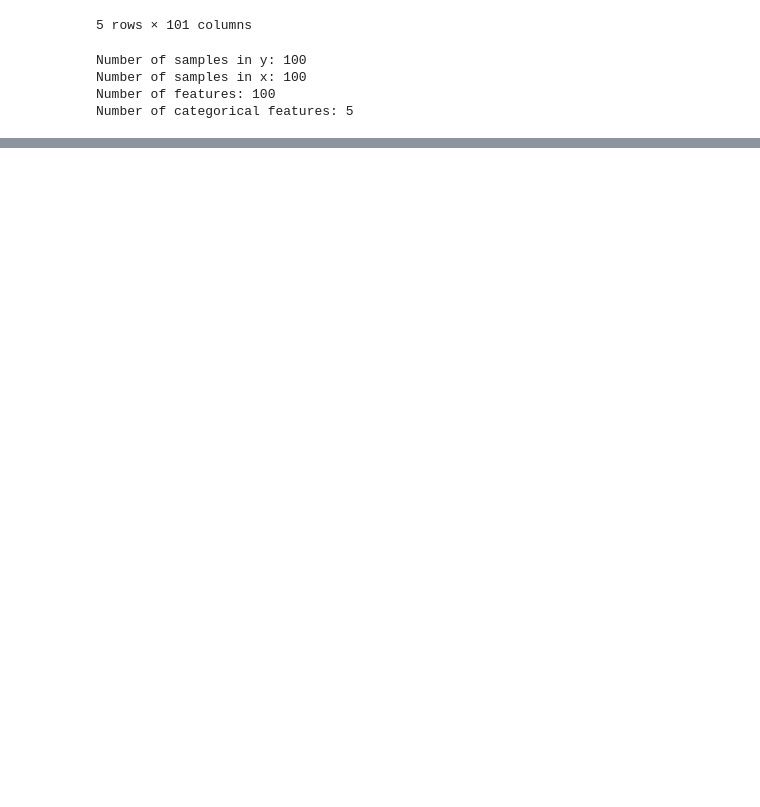
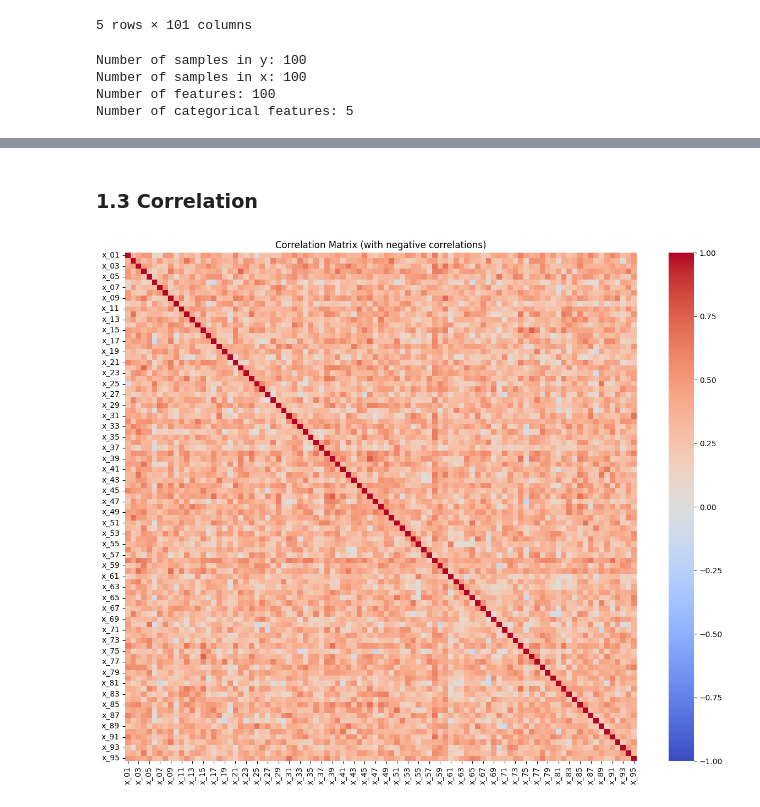
Before and after one commit to mariatmvendas/Case1_CompData, a Jupyter notebook: maria.ipynb, the cells around one changed output, grey strips where cells are left out. Cells and saved outputs as stored; diff of their text form; code cells hidden in the pictures; blank space fills up the shorter version.

Commit message:
mv and correlation

```diff
--- a/maria.ipynb
+++ b/maria.ipynb
@@ -39,0 +110,11 @@ print(unique_values)
+# %% [markdown]
+### 1.3 Correlation
+# %%
+data_cont=data.drop(columns=cat_data.columns)
+corr = data_cont.corr()
+plt.figure(figsize=(15,12))
+sns.heatmap(corr, cmap="coolwarm", vmin=-1, vmax=1, annot=False)
+plt.title("Correlation Matrix (with negative correlations)")
+plt.show()
+# %% [output]
+[figure, added]
```
Also changed, not shown: parts of 16 cells of this notebook.
